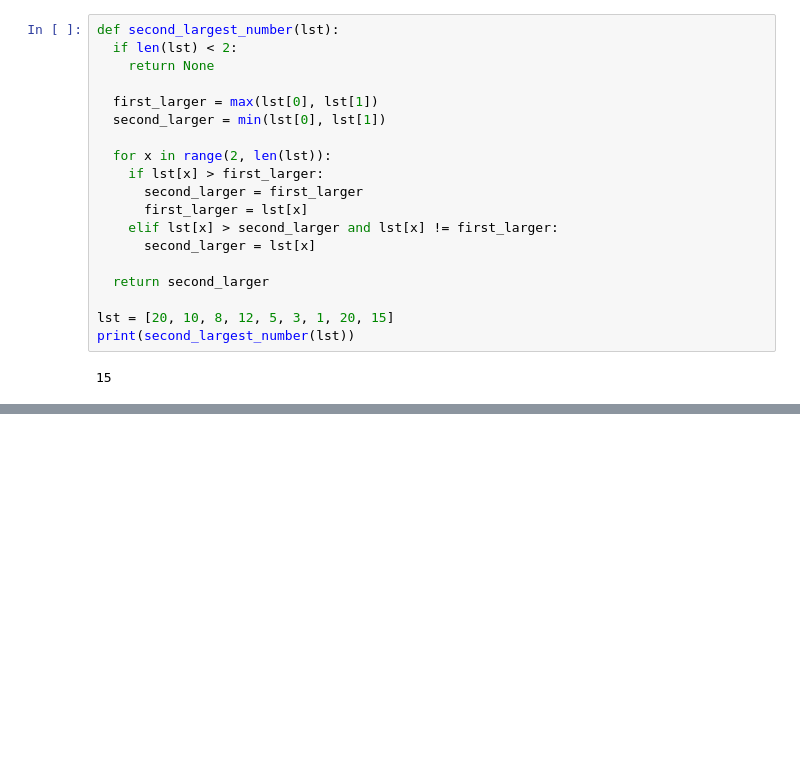
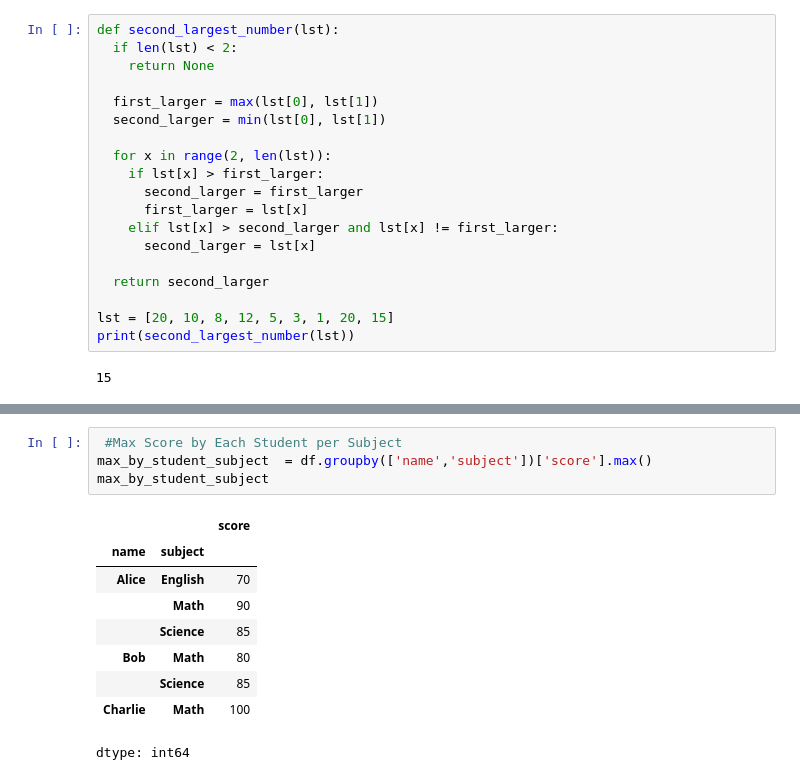
Before and after one commit to Karthikraja131/Data-Science-AI-Engineer-Interview-, a Jupyter notebook: Interview_programes.ipynb, the cells around one changed output, grey strips where cells are left out. Cells and saved outputs as stored; diff of their text form; blank space fills up the shorter version.

```diff
--- a/Interview_programes.ipynb
+++ b/Interview_programes.ipynb
@@ -217,0 +576,14 @@ karthi raja
+# %%
+ #Max Score by Each Student per Subject
+max_by_student_subject  = df.groupby(['name','subject'])['score'].max()
+max_by_student_subject
+# %% [output]
+|  |  | score |
+| name | subject |  |
+| Alice | English | 70 |
+|  | Math | 90 |
+|  | Science | 85 |
+| Bob | Math | 80 |
+|  | Science | 85 |
+| Charlie | Math | 100 |
+dtype: int64
```
Also changed, not shown: parts of 60 cells of this notebook.
